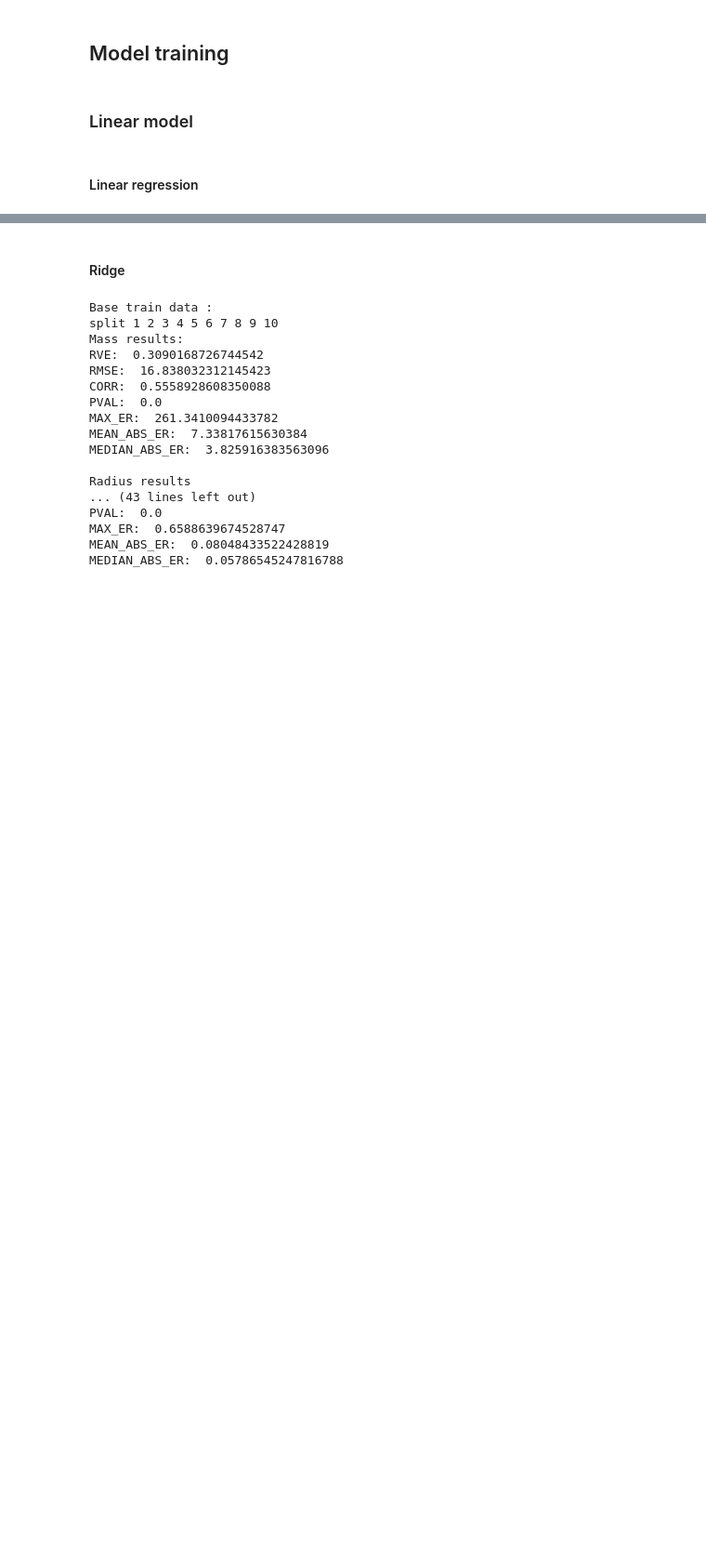
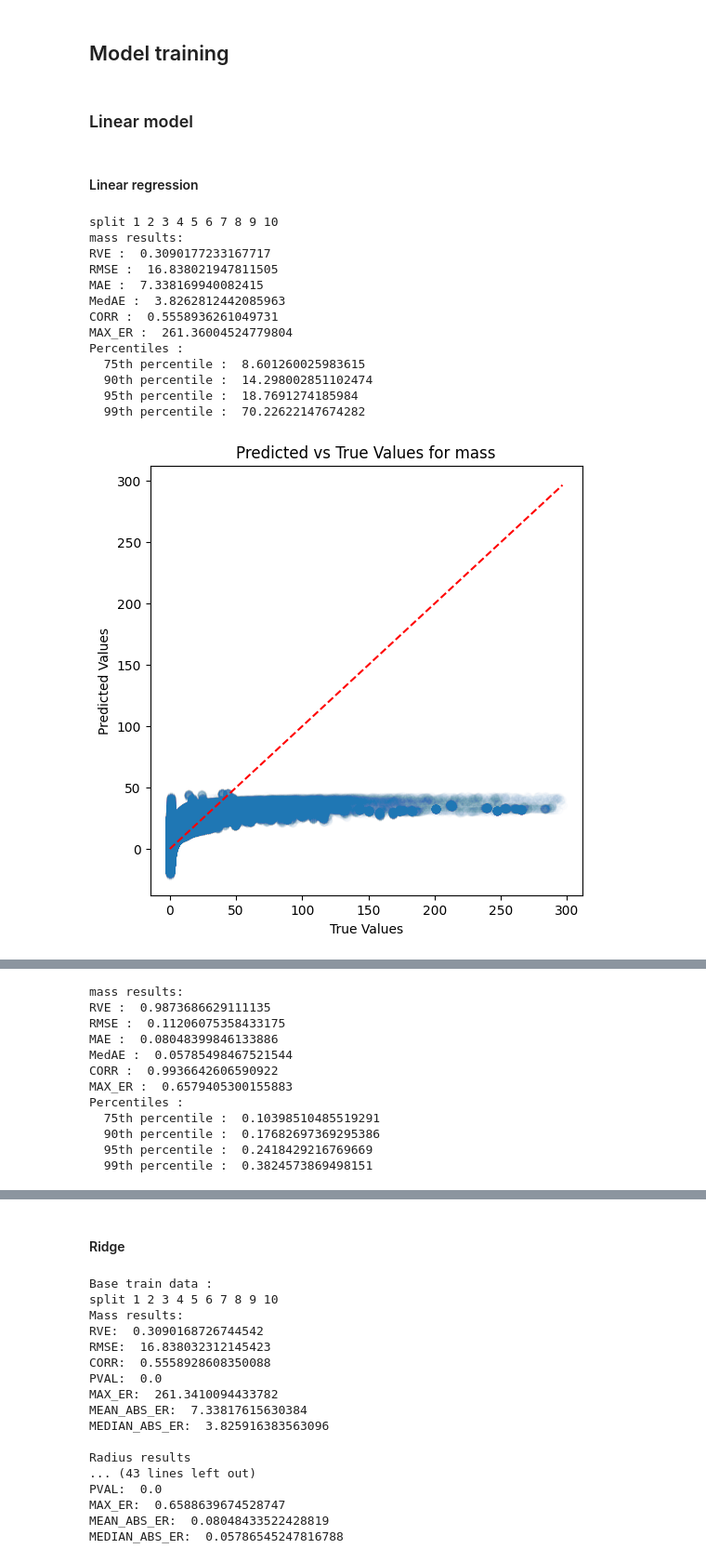
Before and after one commit to anpirott/thesis, a Jupyter notebook: code/ML/primary_model.ipynb, the cells around one changed output, grey strips where cells are left out. Shown at 93% size. Saved outputs shown, nothing was run; the diff lists cells and outputs as text; code cells hidden in the pictures; blank space fills up the shorter version.

```diff
--- a/code/ML/primary_model.ipynb
+++ b/code/ML/primary_model.ipynb
@@ -380,3 +381,25 @@ def Kfold_pipeline(model, x_train_data=X_TRAIN, y_train_data=y_TRAIN, filename="
 ### Linear model
 # %% [markdown]
 #### Linear regression
+# %%
+lr_evaluator = Model_evaluator("linear_regression", path="C:/Users/antoi/Code/unif/MA2/Thèse/results/K_fold/")
+
+truth_mass, preds_mass, truth_radius, preds_radius = Kfold_pipeline(LinearRegression, x_train_data=X_TRAIN, y_train_data=y_TRAIN)
+
+lr_evaluator.evaluate_predictions(truth_mass, preds_mass, "mass")
+lr_evaluator.evaluate_predictions(truth_radius, preds_radius, "mass")
+# %% [output]
+split 1 2 3 4 5 6 7 8 9 10
+mass results:
+RVE :  0.3090177233167717
+RMSE :  16.838021947811505
+MAE :  7.338169940082415
+MedAE :  3.8262812442085963
+CORR :  0.5558936261049731
+MAX_ER :  261.36004524779804
+Percentiles :
+  75th percentile :  8.601260025983615
+  90th percentile :  14.298002851102474
+  95th percentile :  18.7691274185984
+  99th percentile :  70.22622147674282
+[figure, added]
@@ -382,0 +411,12 @@ def Kfold_pipeline(model, x_train_data=X_TRAIN, y_train_data=y_TRAIN, filename="
+mass results:
+RVE :  0.9873686629111135
+RMSE :  0.11206075358433175
+MAE :  0.08048399846133886
+MedAE :  0.05785498467521544
+CORR :  0.9936642606590922
+MAX_ER :  0.6579405300155883
+Percentiles :
+  75th percentile :  0.10398510485519291
+  90th percentile :  0.17682697369295386
+  95th percentile :  0.2418429216769669
+  99th percentile :  0.3824573869498151
```
Also changed, not shown: parts of 5 cells of this notebook, 16 other files.
